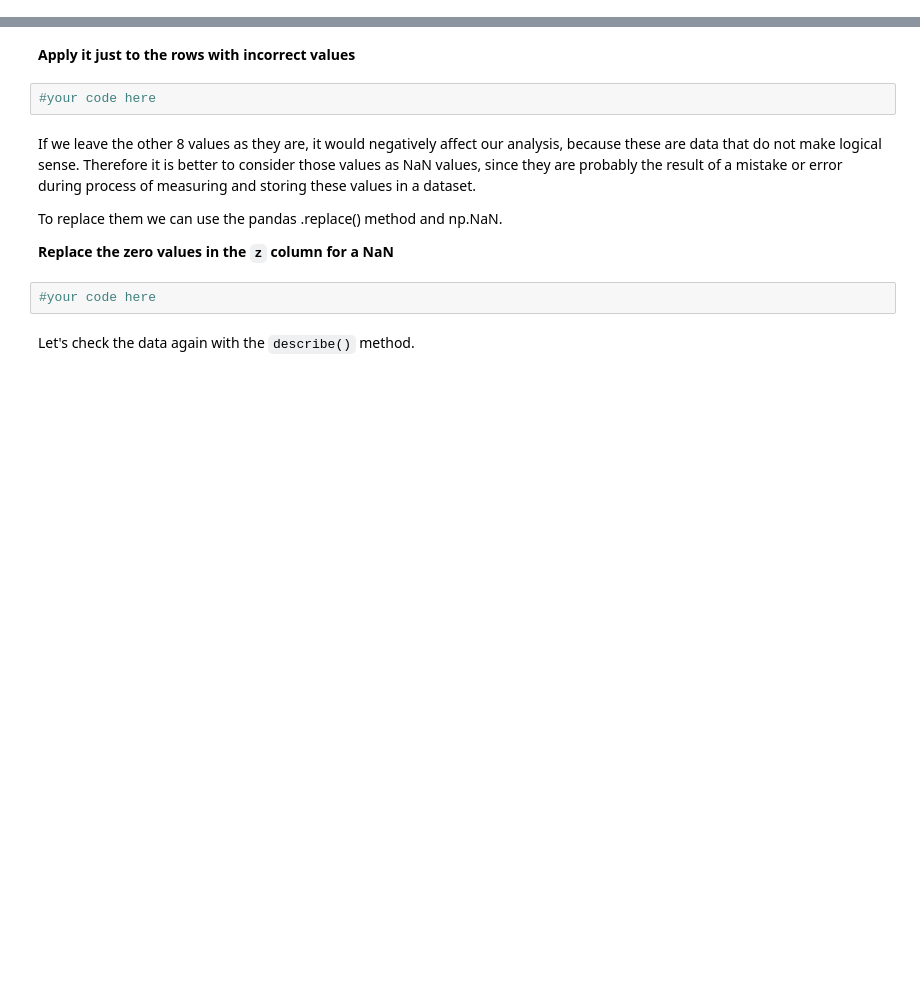
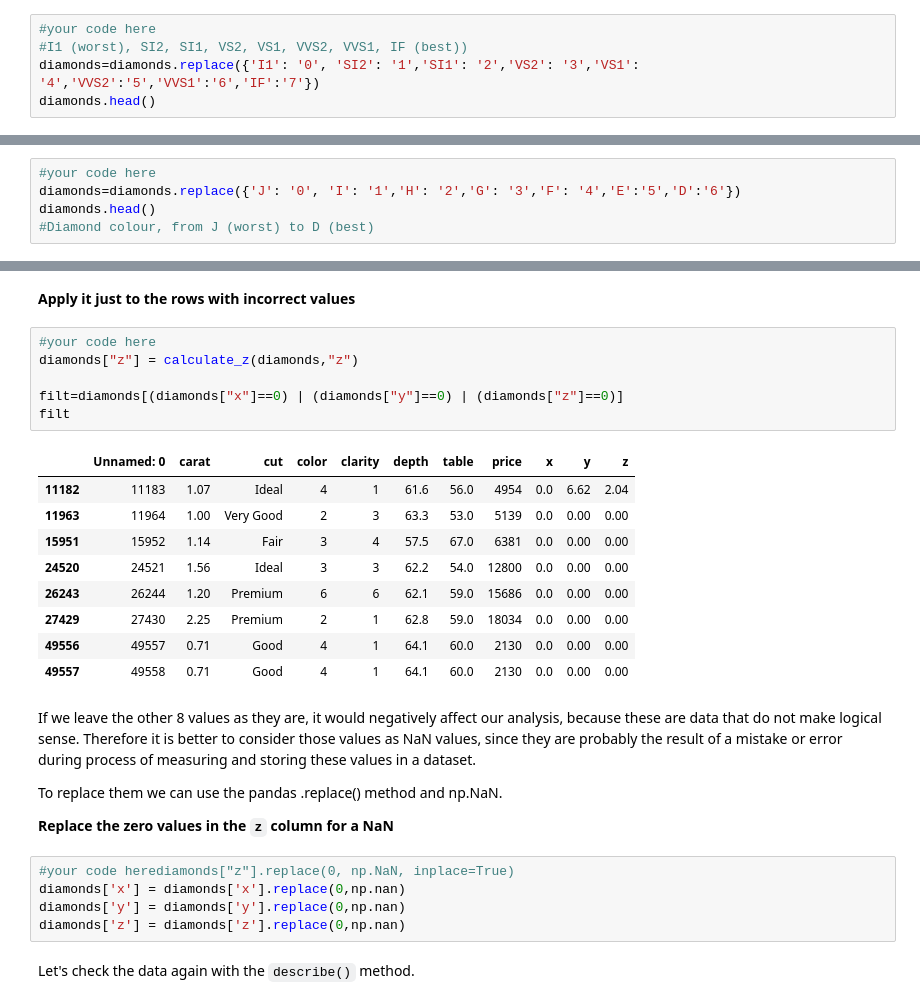
Before and after one commit to ta-data-lis/M2-mini-project1, a Jupyter notebook: 1.-Data Cleaning.ipynb, the cells around one changed output, grey strips where cells are left out. Cells and saved outputs as stored; diff of their text form; blank space fills up the shorter version.

```diff
--- a/1.-Data Cleaning.ipynb
+++ b/1.-Data Cleaning.ipynb
@@ -68,0 +88,5 @@ The `clarity` column is confusing because we are not diamond experts. Let's modi
+# %%
+#your code here
+#I1 (worst), SI2, SI1, VS2, VS1, VVS2, VVS1, IF (best))
+diamonds=diamonds.replace({'I1': '0', 'SI2': '1','SI1': '2','VS2': '3','VS1': '4','VVS2':'5','VVS1':'6','IF':'7'})
+diamonds.head()
@@ -74,0 +104,5 @@ It makes sense to do the same with the `color` column.
+# %%
+#your code here
+diamonds=diamonds.replace({'J': '0', 'I': '1','H': '2','G': '3','F': '4','E':'5','D':'6'})
+diamonds.head()
+#Diamond colour, from J (worst) to D (best)
@@ -118,15 +222,32 @@ For those 12 rows, we will create a function that applies the formula given in t
 # %% [markdown]
 **Apply it just to the rows with incorrect values**
-# %%
-#your code here
+# %%
+#your code here
+diamonds["z"] = calculate_z(diamonds,"z")
+
+filt=diamonds[(diamonds["x"]==0) | (diamonds["y"]==0) | (diamonds["z"]==0)]
+filt
+# %% [output]
+|  | Unnamed: 0 | carat | cut | color | clarity | depth | table | price | x | y | z |
+| 11182 | 11183 | 1.07 | Ideal | 4 | 1 | 61.6 | 56.0 | 4954 | 0.0 | 6.62 | 2.04 |
+| 11963 | 11964 | 1.00 | Very Good | 2 | 3 | 63.3 | 53.0 | 5139 | 0.0 | 0.00 | 0.00 |
+| 15951 | 15952 | 1.14 | Fair | 3 | 4 | 57.5 | 67.0 | 6381 | 0.0 | 0.00 | 0.00 |
+| 24520 | 24521 | 1.56 | Ideal | 3 | 3 | 62.2 | 54.0 | 12800 | 0.0 | 0.00 | 0.00 |
+| 26243 | 26244 | 1.20 | Premium | 6 | 6 | 62.1 | 59.0 | 15686 | 0.0 | 0.00 | 0.00 |
+| 27429 | 27430 | 2.25 | Premium | 2 | 1 | 62.8 | 59.0 | 18034 | 0.0 | 0.00 | 0.00 |
+| 49556 | 49557 | 0.71 | Good | 4 | 1 | 64.1 | 60.0 | 2130 | 0.0 | 0.00 | 0.00 |
+| 49557 | 49558 | 0.71 | Good | 4 | 1 | 64.1 | 60.0 | 2130 | 0.0 | 0.00 | 0.00 |
 # %% [markdown]
 If we leave the other 8 values as they are, it would negatively affect our analysis, because these are data that do not make logical sense. Therefore it is better to consider those values as NaN values, since they are probably the result of a mistake or error during process of measuring and storing these values in a dataset.
 
 To replace them we can use the pandas .replace() method and np.NaN.
 
 **Replace the zero values in the `z` column for a NaN**
-# %%
-#your code here
+# %%
+#your code herediamonds["z"].replace(0, np.NaN, inplace=True)
+diamonds['x'] = diamonds['x'].replace(0,np.nan)
+diamonds['y'] = diamonds['y'].replace(0,np.nan)
+diamonds['z'] = diamonds['z'].replace(0,np.nan)
 # %% [markdown]
 Let's check the data again with the `describe()` method.
 # %%
```
Also changed, not shown: parts of 34 cells of this notebook, 2 other files.
